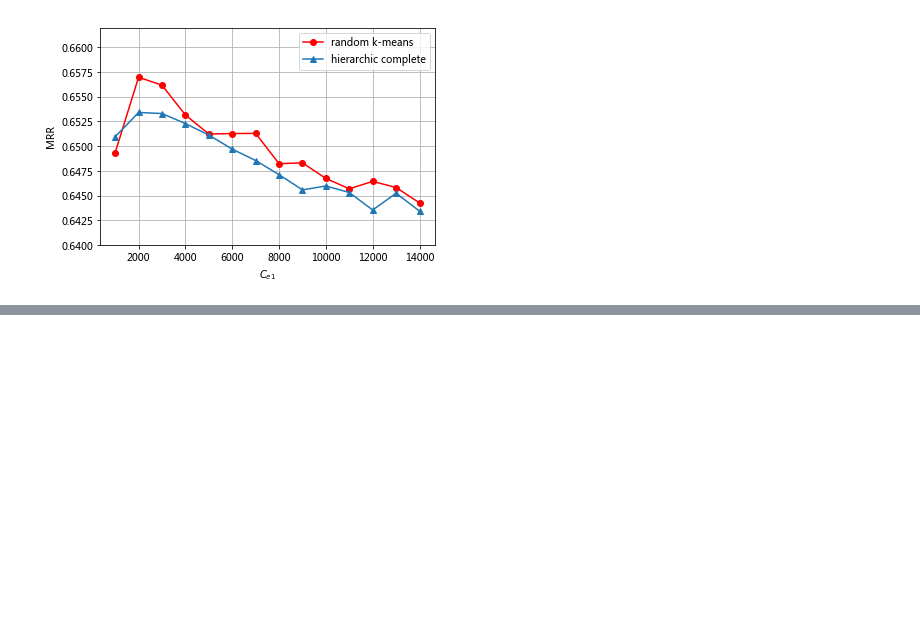
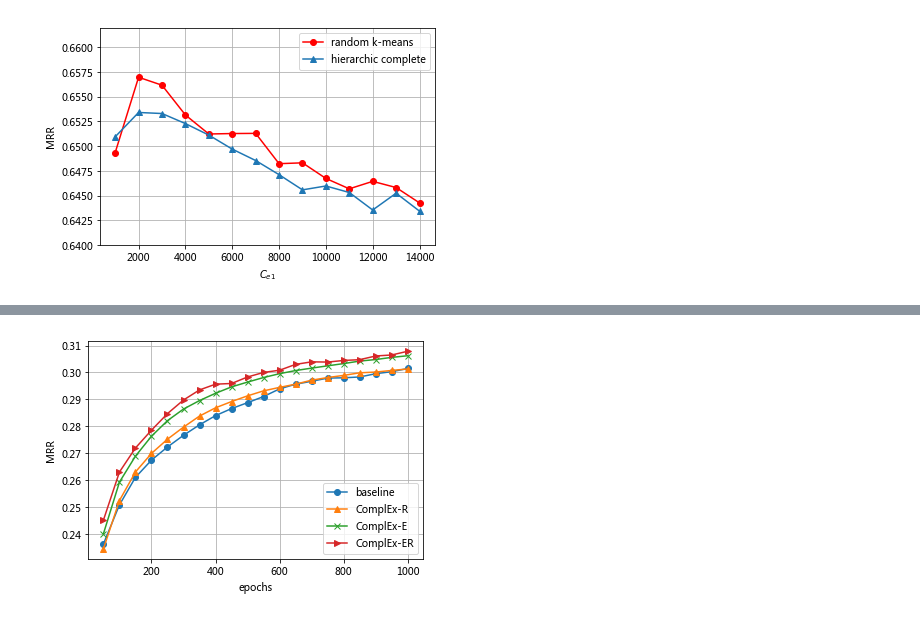
Before and after one commit to zffffw/knowledge-graph-embedding-experiment, a Jupyter notebook: draw_loss.ipynb, the cells around one changed output, grey strips where cells are left out. Saved outputs shown, nothing was run; the diff lists cells and outputs as text; code cells hidden in the pictures; blank space fills up the shorter version.

```diff
--- a/draw_loss.ipynb
+++ b/draw_loss.ipynb
@@ -300,0 +335,17 @@ plt.savefig('complex_fb15k_mrr_ent_c',dpi=500,bbox_inches = 'tight')
+# %%
+complex_base = [0.236415,0.250913,0.261118,0.26751,0.27238,0.276715,0.280596,0.28401,0.286624,0.28881,0.29109,0.29393,0.295659,0.296737,0.297922,0.298028,0.298337,0.299552,0.300302,0.301477]
+complex_e = [0.240211,0.259348643,0.268984929,0.276369357,0.282152071,0.286442929,0.289592571,0.292291643,0.294665714,0.296444571,0.298132214,0.299560714,0.300719143,0.301622571,0.302466643,0.303304286,0.3042295,0.304801571,0.305603786,0.306207143]
+complex_r = [0.234589429,0.252537,0.263102286,0.269989,0.275277429,0.279743571,0.283846571,0.286904571,0.289226429,0.291335714,0.293195286,0.294483714,0.295668,0.297161429,0.298125429,0.298930143,0.299878857,0.300161714,0.300760571,0.301312429]
+complex_er = [0.245254,0.263092,0.272007,0.278614,0.284759,0.289798,0.293534,0.295669,0.295922,0.298338,0.30002,0.300845,0.303007,0.303949,0.30386,0.304457,0.304751,0.306121,0.306494,0.307874]
+x = range(50, 1001, 50)
+plt.plot(x, complex_base, 'o-', label='baseline')
+plt.plot(x, complex_r, '^-', label='ComplEx-R')
+plt.plot(x, complex_e, 'x-', label='ComplEx-E')
+plt.plot(x, complex_er, '>-', label='ComplEx-ER')
+plt.xlabel('epochs')
+plt.ylabel('MRR')
+plt.legend()
+plt.grid(True)
+plt.savefig('ComplEx_237',dpi=500,bbox_inches = 'tight')
+# %% [output]
+[figure, added]
```
Also changed, not shown: parts of 3 cells of this notebook, 9 other files.
